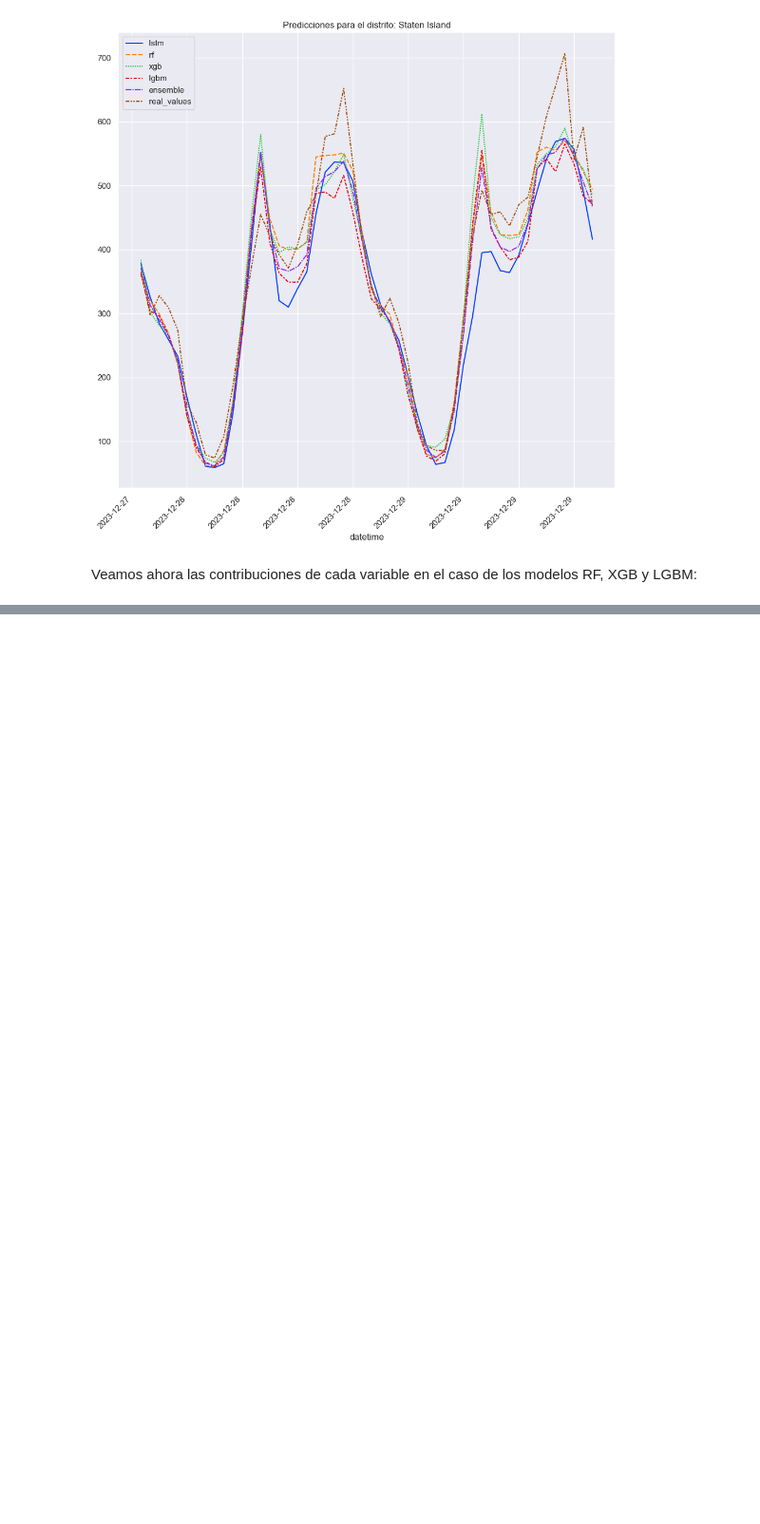
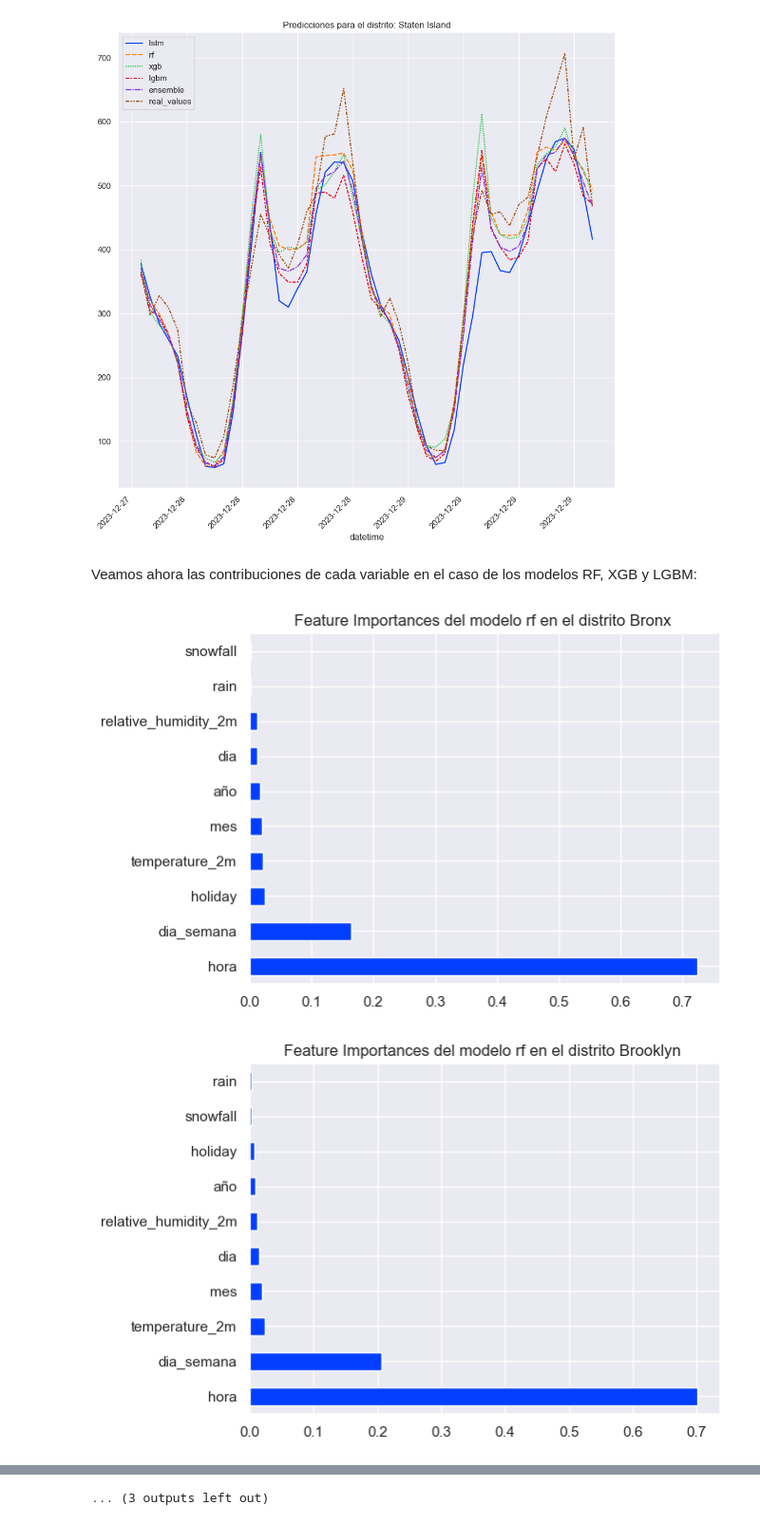
Before and after one commit to R4F43LB/EcoTaxisNYC, a Jupyter notebook: ML_Model/Evaluación/ensemble_evaluacion.ipynb, the cells around one changed output, grey strips where cells are left out. Shown at 95% size. Cells and saved outputs as stored; diff of their text form; code cells hidden in the pictures; blank space fills up the shorter version.

```diff
--- a/ML_Model/Evaluación/ensemble_evaluacion.ipynb
+++ b/ML_Model/Evaluación/ensemble_evaluacion.ipynb
@@ -336,3 +336,8 @@ for distrito in distritos:
 [figure]
 # %% [markdown]
 Veamos ahora las contribuciones de cada variable en el caso de los modelos RF, XGB y LGBM:
+# %%
+graficar_feature_importances(ensemble_completo['ensemble'])
+# %% [output]
+[figure, added]
+[figure, added]
@@ -338,0 +354 @@ Veamos ahora las contribuciones de cada variable en el caso de los modelos RF, X
+... (3 outputs left out)
```
Also changed, not shown: parts of 2 cells of this notebook, 8 other files.
